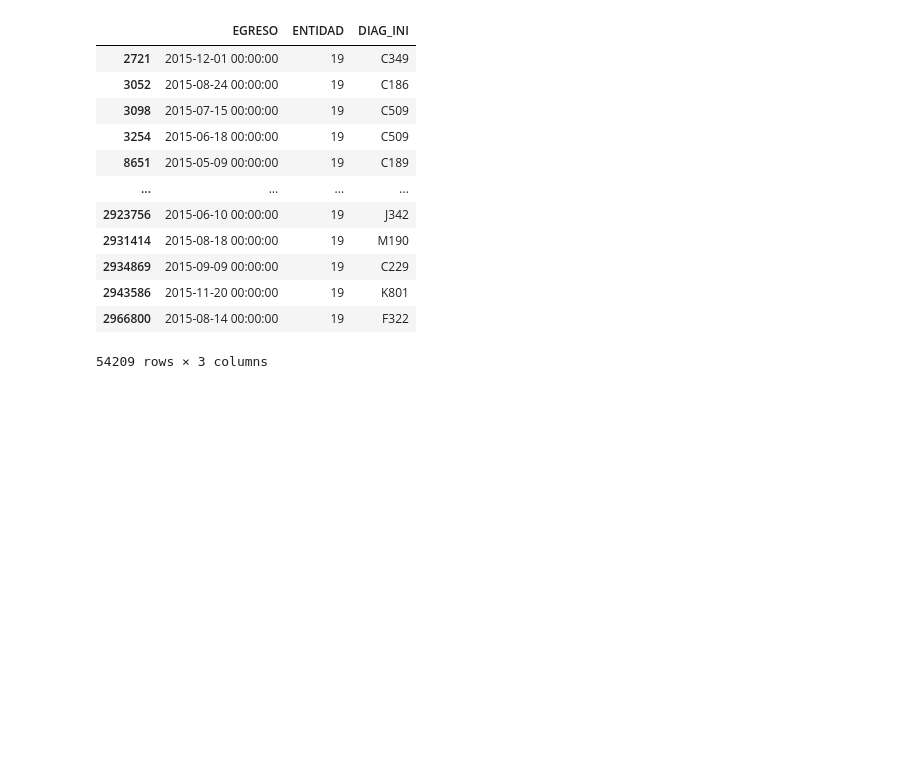
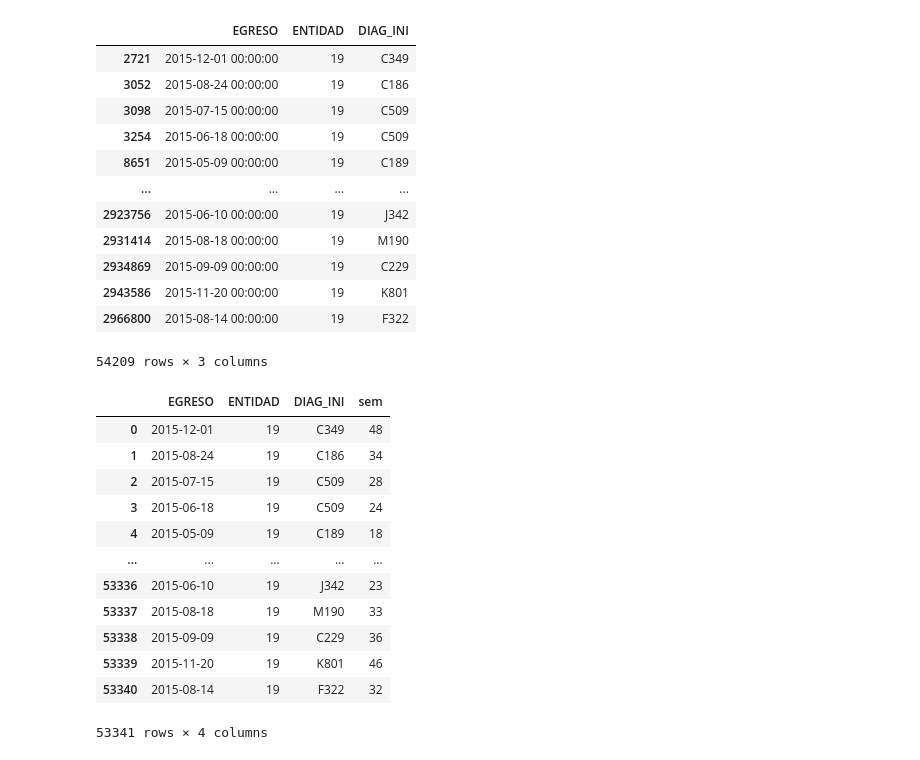
Before and after one commit to selenebpradop/relaciones-contaminantes-salud, a Jupyter notebook: Jupyter/series_de_tiempo_egresos_nl.ipynb, the cells around one changed output. Cells and saved outputs as stored; diff of their text form; code cells hidden in the pictures; blank space fills up the shorter version.

```diff
--- a/Jupyter/series_de_tiempo_egresos_nl.ipynb
+++ b/Jupyter/series_de_tiempo_egresos_nl.ipynb
@@ -0,0 +57,6 @@
+# %%
+# Se guardan los datos de 'año' en 'dataframecontaminanteaño'
+año = '2015'
+dataframecontaminanteaño = dataframecontaminante.loc[dataframecontaminante['timestamp'].str.startswith(año)]
+dataframecontaminanteaño = dataframecontaminanteaño.reset_index(drop=True)
+dataframecontaminanteaño
@@ -2,11 +119,13 @@
 # Se importan las librerias necesarias
 import pandas as pd
 
-# Se cargan los datos
+# Se cargan los datos de la base de datos 'EGRESO_'año'.csv'
+entidad = 19
 colums = ['EGRESO', 'DIAG_INI', 'ENTIDAD']
-dataframe = pd.read_csv('EGRESO_2015.csv', usecols=colums).dropna()
-dataframe1 = dataframe.loc[dataframe['ENTIDAD'] == 19]
-dataframe1
+csvegresos = 'EGRESO_' + año + '.csv'
+dataframeegresosaño = pd.read_csv(csvegresos, usecols=colums).dropna()
+dataframeegresosaño = dataframeegresosaño.loc[dataframeegresosaño['ENTIDAD'] == entidad]
+dataframeegresosaño
 # %% [output]
 |  | EGRESO | ENTIDAD | DIAG_INI |
 | 2721 | 2015-12-01 00:00:00 | 19 | C349 |
@@ -21,3 +140,35 @@ dataframe1
 | 2943586 | 2015-11-20 00:00:00 | 19 | K801 |
 | 2966800 | 2015-08-14 00:00:00 | 19 | F322 |
 54209 rows × 3 columns
+# %%
+# Se importan las librerias necesarias
+from epiweeks import Week, date
+
+# Se convierten los string a objetos datetime en 'dataframe'
+strfdtoriginal = '%Y-%m-%d %H:%M:%S'
+dataframeegresosaño['EGRESO'] = pd.to_datetime(dataframeegresosaño['EGRESO'], errors = 'coerce', format=strfdtoriginal)
+dataframeegresosaño = dataframeegresosaño.dropna()
+dataframeegresosaño = dataframeegresosaño.reset_index(drop=True)
+numaño = int(año)
+# Se agrega una columna con los numeros de semana
+dataframeegresosaño['sem'] = dataframeegresosaño['EGRESO'].apply(lambda x: date(x.year, x.month, x.day))
+dataframeegresosaño['sem'] = dataframeegresosaño['sem'].apply(lambda x: Week.fromdate(x))
+dataframeegresosaño['sem'] = dataframeegresosaño['sem'].apply(lambda x: x.week)
+dataframeegresosaño['EGRESO'] = dataframeegresosaño['EGRESO'].apply(lambda x: x if(x.year==numaño) else pd.NaT)
+dataframeegresosaño = dataframeegresosaño.dropna()
+dataframeegresosaño = dataframeegresosaño.reset_index(drop=True)
+dataframeegresosaño
+# %% [output]
+|  | EGRESO | ENTIDAD | DIAG_INI | sem |
+| 0 | 2015-12-01 | 19 | C349 | 48 |
+| 1 | 2015-08-24 | 19 | C186 | 34 |
+| 2 | 2015-07-15 | 19 | C509 | 28 |
+| 3 | 2015-06-18 | 19 | C509 | 24 |
+| 4 | 2015-05-09 | 19 | C189 | 18 |
+| ... | ... | ... | ... | ... |
+| 53336 | 2015-06-10 | 19 | J342 | 23 |
+| 53337 | 2015-08-18 | 19 | M190 | 33 |
+| 53338 | 2015-09-09 | 19 | C229 | 36 |
+| 53339 | 2015-11-20 | 19 | K801 | 46 |
+| 53340 | 2015-08-14 | 19 | F322 | 32 |
+53341 rows × 4 columns
```
Also changed, not shown: parts of 19 cells of this notebook.
